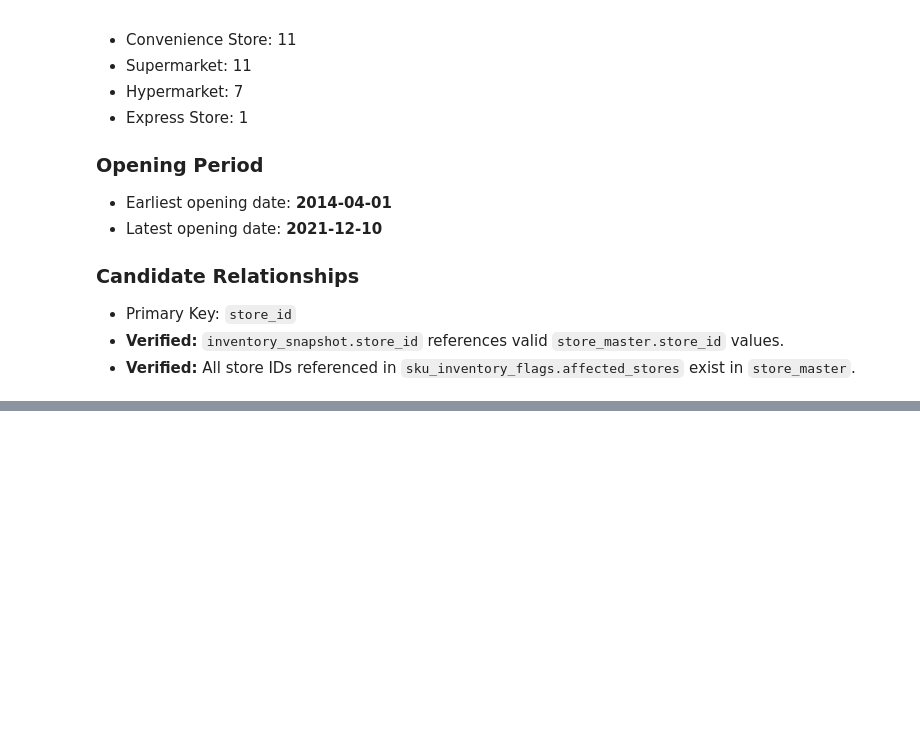
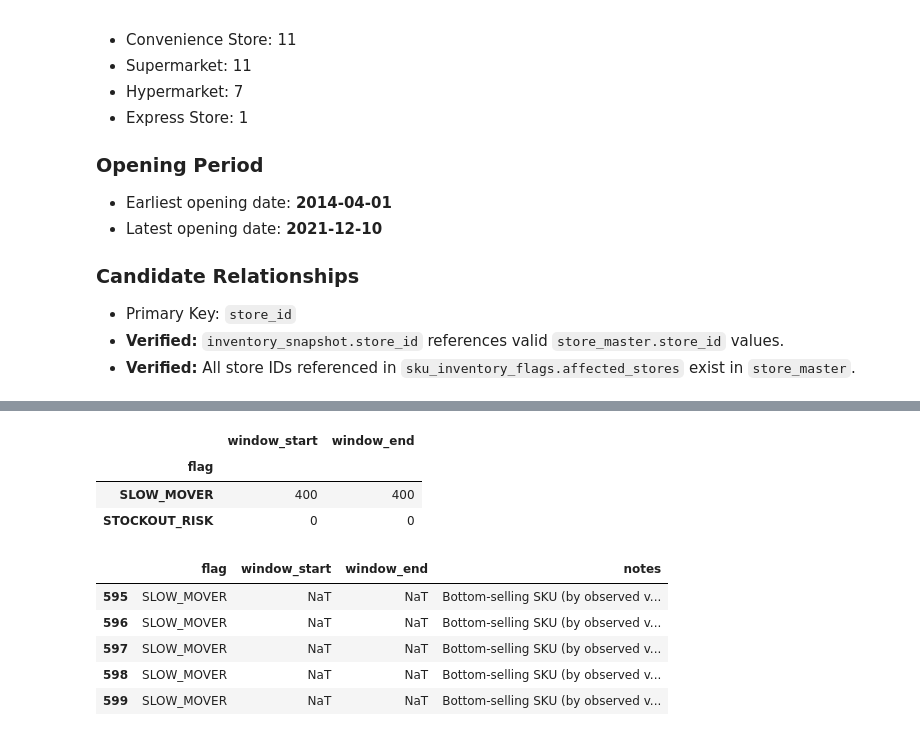
Before and after one commit to AadiJain1256/FORESIGHT-AI-Demand-Inventory-Intelligence, a Jupyter notebook: notebooks/01_data_understanding.ipynb, the cells around one changed output, grey strips where cells are left out. Drawn from its saved outputs; the diff is of its cells as text; code cells hidden in the pictures; blank space fills up the shorter version.

```diff
--- a/notebooks/01_data_understanding.ipynb
+++ b/notebooks/01_data_understanding.ipynb
@@ -998,0 +1087,2 @@ np.int64(26408)
+# %%
+sku_flags[["window_start","window_end"]]=sku_flags[["window_start","window_end"]].apply(pd.to_datetime)
@@ -998,0 +1118,16 @@ np.int64(26408)
+# %%
+sku_flags.groupby("flag")[["window_start","window_end"]].apply(lambda x: x.isna().sum())
+# %% [output]
+|  | window_start | window_end |
+| flag |  |  |
+| SLOW_MOVER | 400 | 400 |
+| STOCKOUT_RISK | 0 | 0 |
+# %%
+sku_flags[sku_flags["flag"]=="SLOW_MOVER"][["flag","window_start","window_end","notes"]].tail()
+# %% [output]
+|  | flag | window_start | window_end | notes |
+| 595 | SLOW_MOVER | NaT | NaT | Bottom-selling SKU (by observed v... |
+| 596 | SLOW_MOVER | NaT | NaT | Bottom-selling SKU (by observed v... |
+| 597 | SLOW_MOVER | NaT | NaT | Bottom-selling SKU (by observed v... |
+| 598 | SLOW_MOVER | NaT | NaT | Bottom-selling SKU (by observed v... |
+| 599 | SLOW_MOVER | NaT | NaT | Bottom-selling SKU (by observed v... |
```
Also changed, not shown: parts of 18 cells of this notebook, 1 other file.
